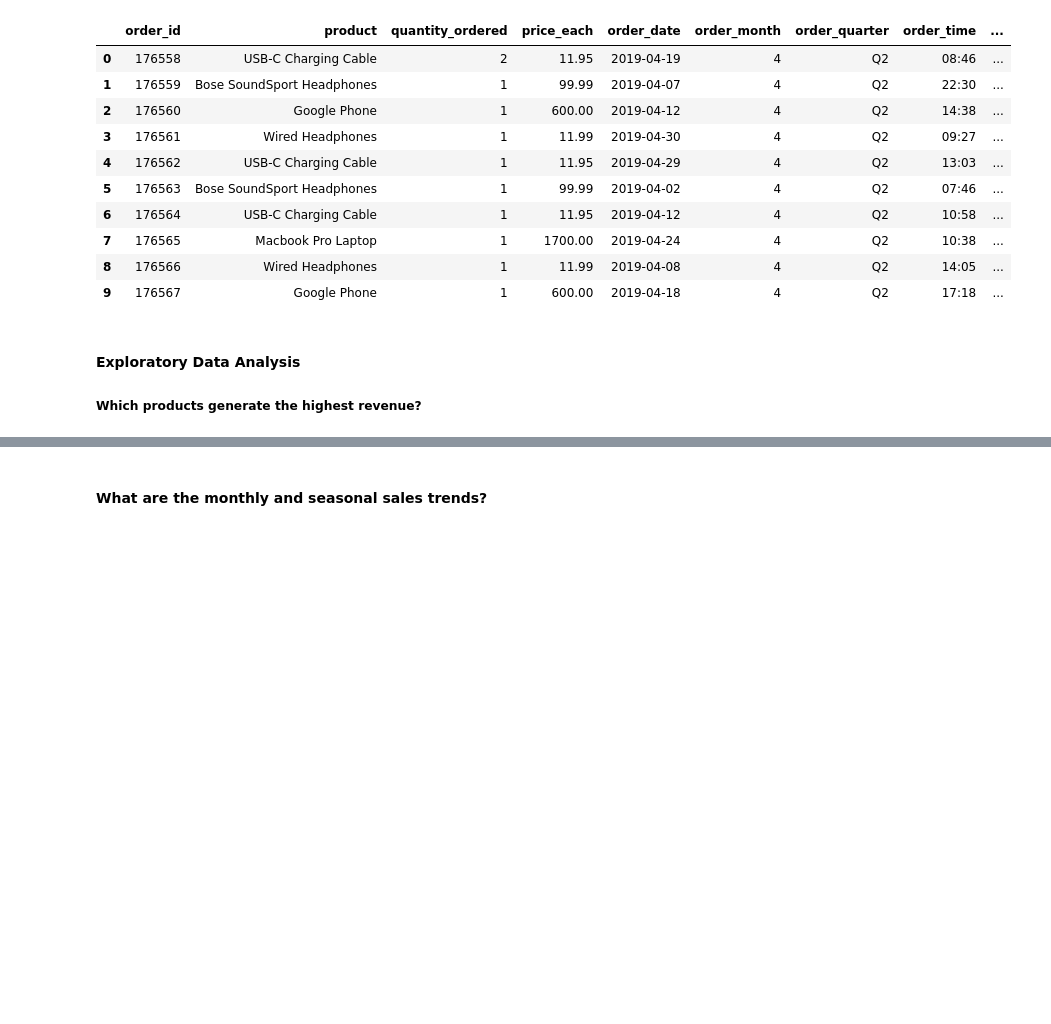
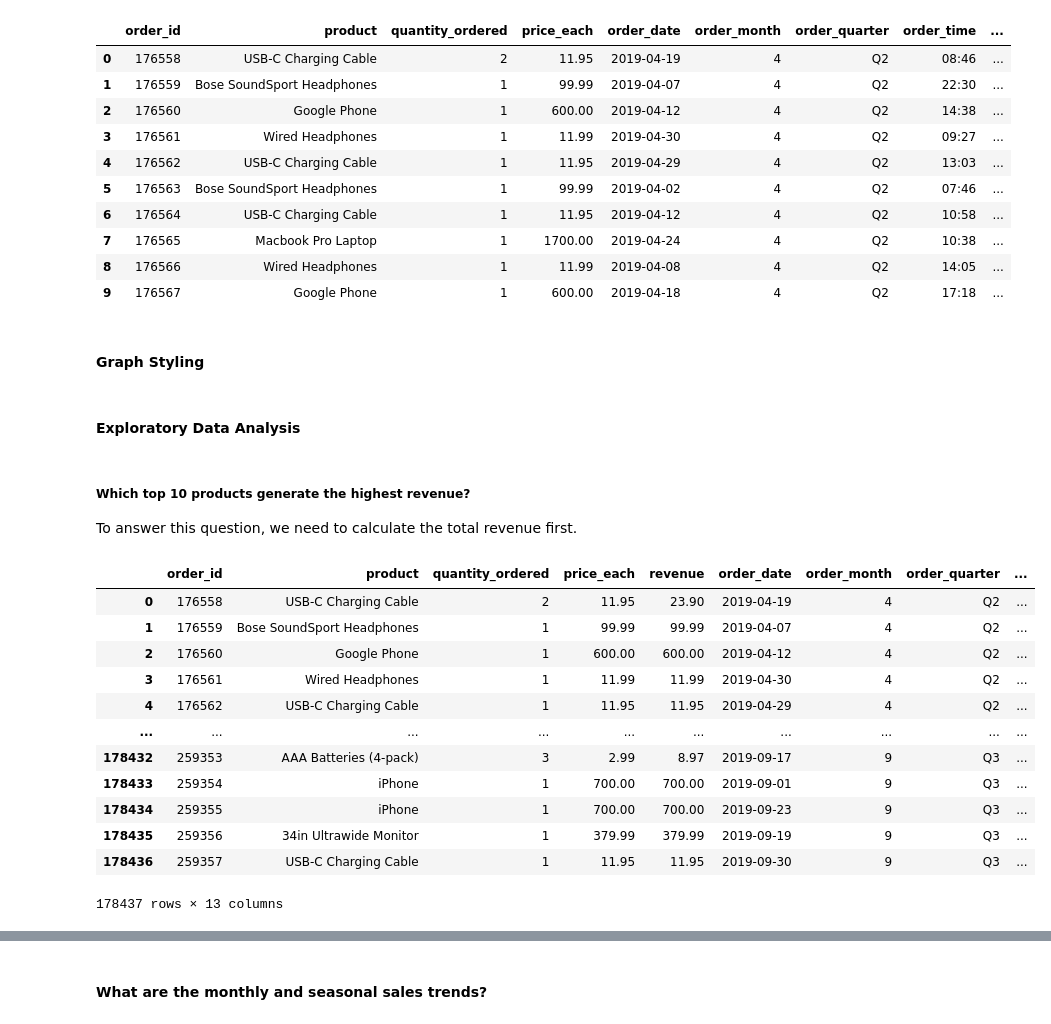
Before and after one commit to aliciawijaya98/sales_eda, a Jupyter notebook: Data Analysis.ipynb, the cells around one changed output, grey strips where cells are left out. Drawn from its saved outputs; the diff is of its cells as text; code cells hidden in the pictures; blank space fills up the shorter version.

```diff
--- a/Data Analysis.ipynb
+++ b/Data Analysis.ipynb
@@ -41,3 +41,5 @@ df.head(10)
 | 7 | 176565 | Macbook Pro Laptop | 1 | 1700.00 | 2019-04-24 | 4 | Q2 | 10:38 | ... |
 | 8 | 176566 | Wired Headphones | 1 | 11.99 | 2019-04-08 | 4 | Q2 | 14:05 | ... |
 | 9 | 176567 | Google Phone | 1 | 600.00 | 2019-04-18 | 4 | Q2 | 17:18 | ... |
+# %% [markdown]
+#### **Graph Styling**
@@ -44,5 +59,27 @@ df.head(10)
 # %% [markdown]
 #### **Exploratory Data Analysis**
-
-##### Which products generate the highest revenue?
+# %% [markdown]
+##### Which top 10 products generate the highest revenue?
+
+To answer this question, we need to calculate the total revenue first.
+# %%
+df['revenue'] = df['quantity_ordered'] * df['price_each']
+
+df = df[['order_id', 'product', 'quantity_ordered', 'price_each', 'revenue', 'order_date', 'order_month', 'order_quarter', 'order_time', 'street', 'city', 'state', 'zip']]
+
+df
+# %% [output]
+|  | order_id | product | quantity_ordered | price_each | revenue | order_date | order_month | order_quarter | ... |
+| 0 | 176558 | USB-C Charging Cable | 2 | 11.95 | 23.90 | 2019-04-19 | 4 | Q2 | ... |
+| 1 | 176559 | Bose SoundSport Headphones | 1 | 99.99 | 99.99 | 2019-04-07 | 4 | Q2 | ... |
+| 2 | 176560 | Google Phone | 1 | 600.00 | 600.00 | 2019-04-12 | 4 | Q2 | ... |
+| 3 | 176561 | Wired Headphones | 1 | 11.99 | 11.99 | 2019-04-30 | 4 | Q2 | ... |
+| 4 | 176562 | USB-C Charging Cable | 1 | 11.95 | 11.95 | 2019-04-29 | 4 | Q2 | ... |
+| ... | ... | ... | ... | ... | ... | ... | ... | ... | ... |
+| 178432 | 259353 | AAA Batteries (4-pack) | 3 | 2.99 | 8.97 | 2019-09-17 | 9 | Q3 | ... |
+| 178433 | 259354 | iPhone | 1 | 700.00 | 700.00 | 2019-09-01 | 9 | Q3 | ... |
+| 178434 | 259355 | iPhone | 1 | 700.00 | 700.00 | 2019-09-23 | 9 | Q3 | ... |
+| 178435 | 259356 | 34in Ultrawide Monitor | 1 | 379.99 | 379.99 | 2019-09-19 | 9 | Q3 | ... |
+| 178436 | 259357 | USB-C Charging Cable | 1 | 11.95 | 11.95 | 2019-09-30 | 9 | Q3 | ... |
+178437 rows × 13 columns
 # %%
```
Also changed, not shown: parts of 4 cells of this notebook.
